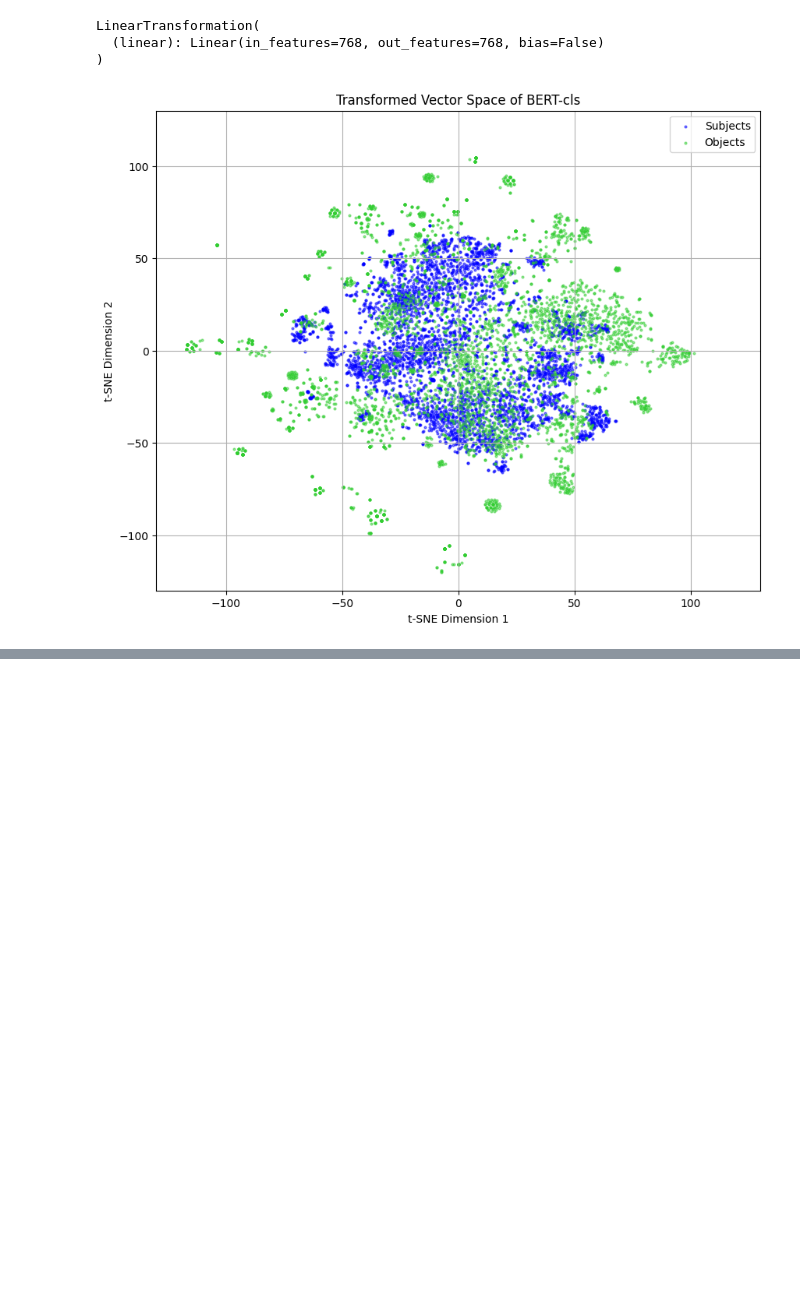
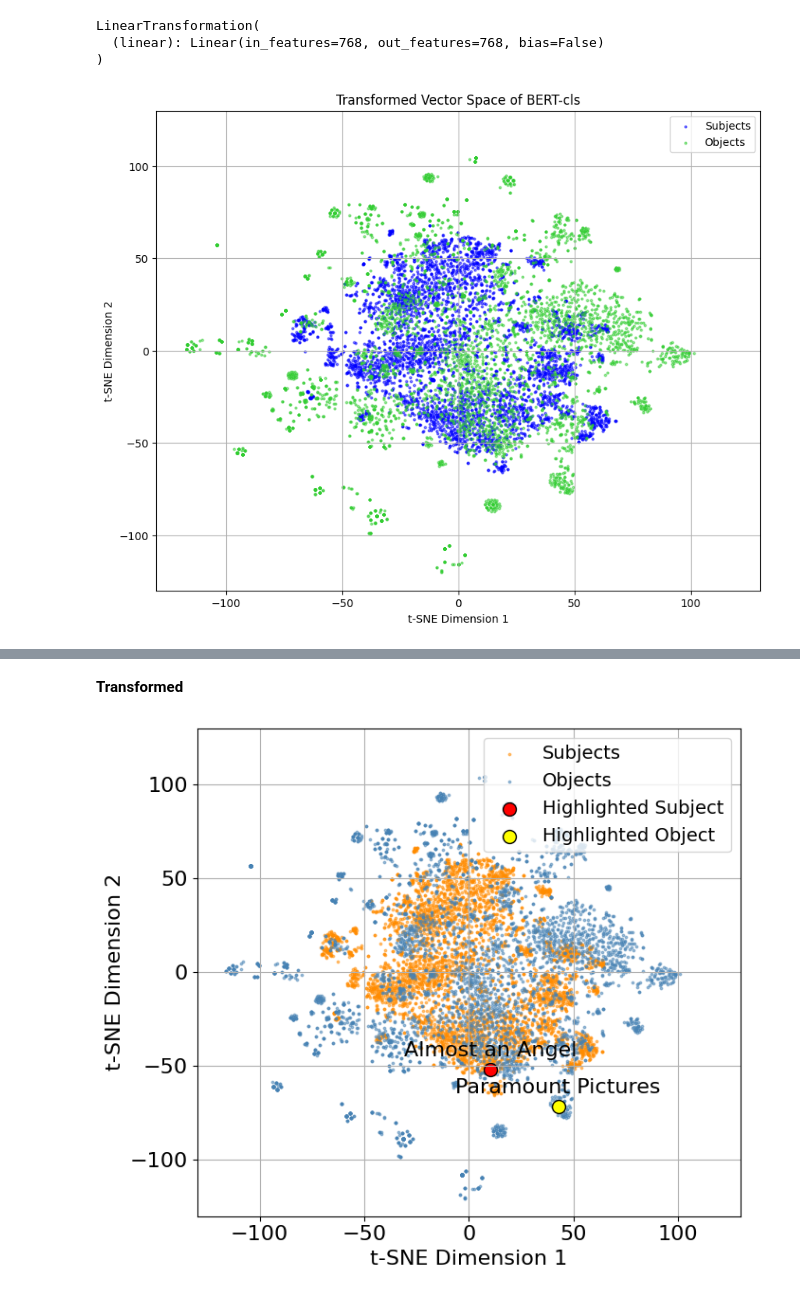
Before and after one commit to gmunda97/factual-probe, a Jupyter notebook: jupyter_notebooks/linear_tranformation.ipynb, the cells around one changed output, grey strips where cells are left out. Drawn from its saved outputs; the diff is of its cells as text; code cells hidden in the pictures; blank space fills up the shorter version.

```diff
--- a/jupyter_notebooks/linear_tranformation.ipynb
+++ b/jupyter_notebooks/linear_tranformation.ipynb
@@ -824,0 +744,62 @@ plt.show()
+# %% [markdown]
+**Transformed**
+# %%
+# Load checkpoint
+checkpoint = torch.load('./../trained_models/entities_only/full_dim/42k_linear_bert_cls.pth')
+
+# Load the model from checkpoint
+EMBEDDING_DIM = 768
+loaded_transformation = checkpoint['model_class'](EMBEDDING_DIM, EMBEDDING_DIM)
+loaded_transformation.load_state_dict(checkpoint['state_dict'])
+loaded_transformation.eval()
+
+# Transform embeddings
+transformed_subject_embeddings = loaded_transformation(subject_embeddings)
+transformed_object_embeddings = loaded_transformation(object_embeddings)
+
+# Apply t-SNE
+tsne = TSNE(n_components=2, perplexity=30, learning_rate=200, n_iter=1000)
+transformed_subject_reduced = tsne.fit_transform(transformed_subject_embeddings.detach().numpy())
+transformed_object_reduced = tsne.fit_transform(transformed_object_embeddings.detach().numpy())
+# %%
+# Define indices to highlight
+highlight_subject_index = 30  # example index of the subject to highlight
+highlight_object_index = 30   # example index of the object to highlight
+
+point_size = 3
+
+# Create the plot
+plt.figure(figsize=(7, 6))
+# Plot all subject embeddings
+plt.scatter(transformed_subject_reduced[:, 0], transformed_subject_reduced[:, 1], c='darkorange', label='Subjects', alpha=0.5, s=point_size)
+# Plot all object embeddings
+plt.scatter(transformed_object_reduced[:, 0], transformed_object_reduced[:, 1], c='steelblue', label='Objects', alpha=0.5, s=point_size)
+
+# Highlight specific subject and object
+plt.scatter(transformed_subject_reduced[highlight_subject_index, 0], transformed_subject_reduced[highlight_subject_index, 1], c='red', edgecolors='k', label='Highlighted Subject', s=100, marker='o')
+plt.scatter(transformed_object_reduced[highlight_object_index, 0], transformed_object_reduced[highlight_object_index, 1], c='yellow', edgecolors='k', label='Highlighted Object', s=100, marker='o')
+
+# Annotate the highlighted subject and object
+plt.annotate('Almost an Angel', (transformed_subject_reduced[highlight_subject_index, 0], transformed_subject_reduced[highlight_subject_index, 1]), textcoords="offset points", xytext=(0,10), ha='center', fontsize=16)
+plt.annotate('Paramount Pictures', (transformed_object_reduced[highlight_object_index, 0], transformed_object_reduced[highlight_object_index, 1]), textcoords="offset points", xytext=(0,10), ha='center', fontsize=16)
+
+# Adding labels and title
+plt.xlabel('t-SNE Dimension 1', fontsize=16)
+plt.ylabel('t-SNE Dimension 2', fontsize=16)
+#plt.title('Transformed Vector Space of BERT-cls')
+plt.legend(fontsize=14, loc='upper right')
+plt.xticks(fontsize=16)
+plt.yticks(fontsize=16)
+
+# Set x and y axis limits
+plt.xlim(-130, 130)
+plt.ylim(-130, 130)
+
+# Show grid
+plt.grid(True)
+plt.tight_layout()
+
+plt.savefig('./../structural-probe/resources/plots/vector_space/highlighted_entities/highlight_transformed_vector_space_bert_cls.png')
+plt.show()
+# %% [output]
+[figure, added]
```
Also changed, not shown: parts of 12 cells of this notebook, 21 other files.
